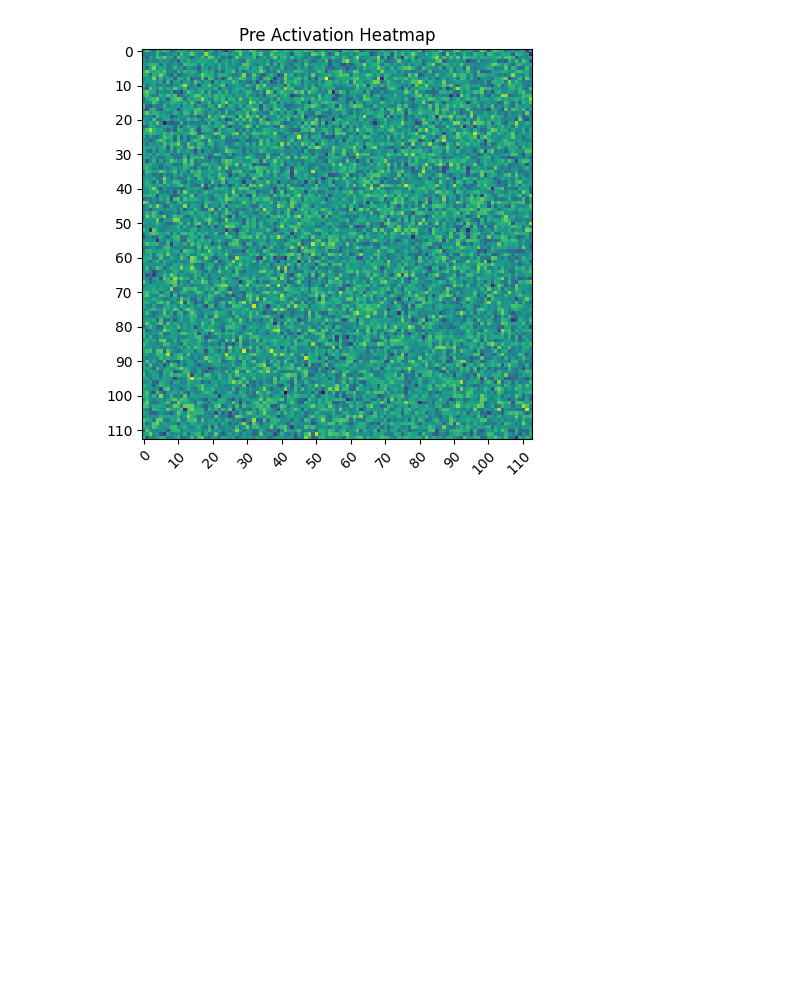
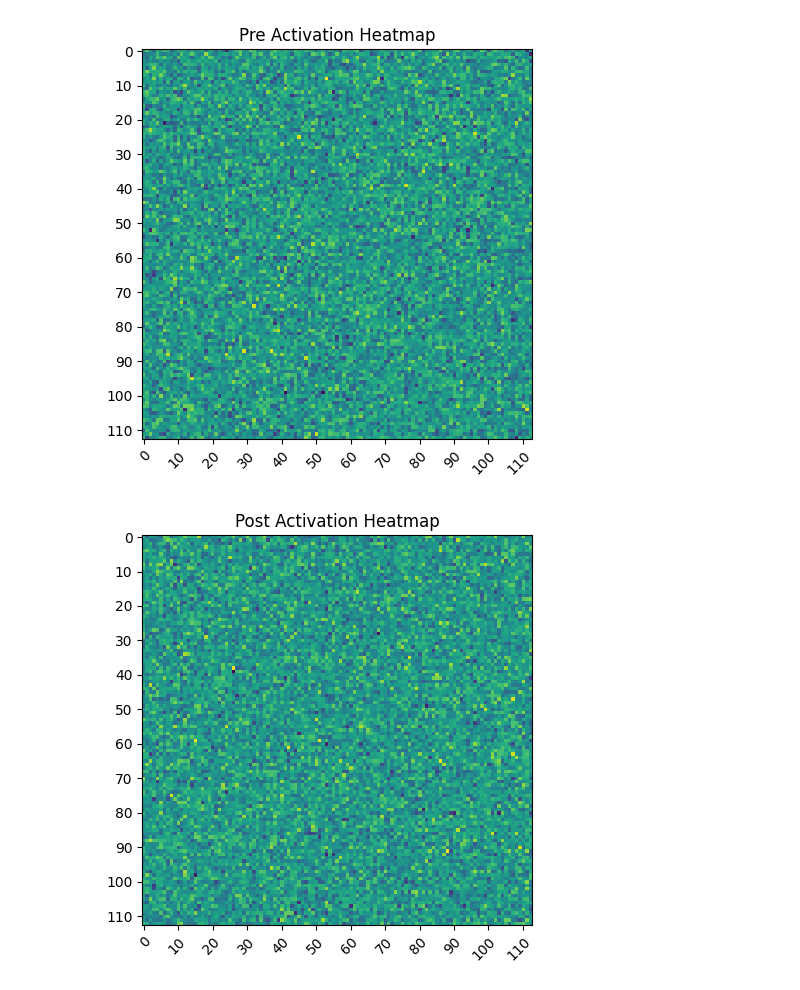
Before and after one commit to afterless/cs4644_final, a Jupyter notebook: interp.ipynb, the cells around one changed output. Saved outputs shown, nothing was run; the diff lists cells and outputs as text; code cells hidden in the pictures; blank space fills up the shorter version.

```diff
--- a/interp.ipynb
+++ b/interp.ipynb
@@ -152,3 +154,10 @@ neuron_acts_pre = einops.rearrange(neuron_acts_pre, '(x y) ... -> x y ...', x=p,
 heatmap(neuron_acts_pre.detach().numpy(), "Pre Activation Heatmap")
 # %% [output]
 [figure]
+# %%
+
+neuron_acts_post = neuron_acts_post - neuron_acts_post.mean(dim=0)
+neuron_acts_post = einops.rearrange(neuron_acts_post, '(x y) ... -> x y ...', x=p, y=p)
+heatmap(neuron_acts_post.detach().numpy(), "Post Activation Heatmap")
+# %% [output]
+[figure, added]
```
Also changed, not shown: parts of 1 cell of this notebook, 46 other files.
